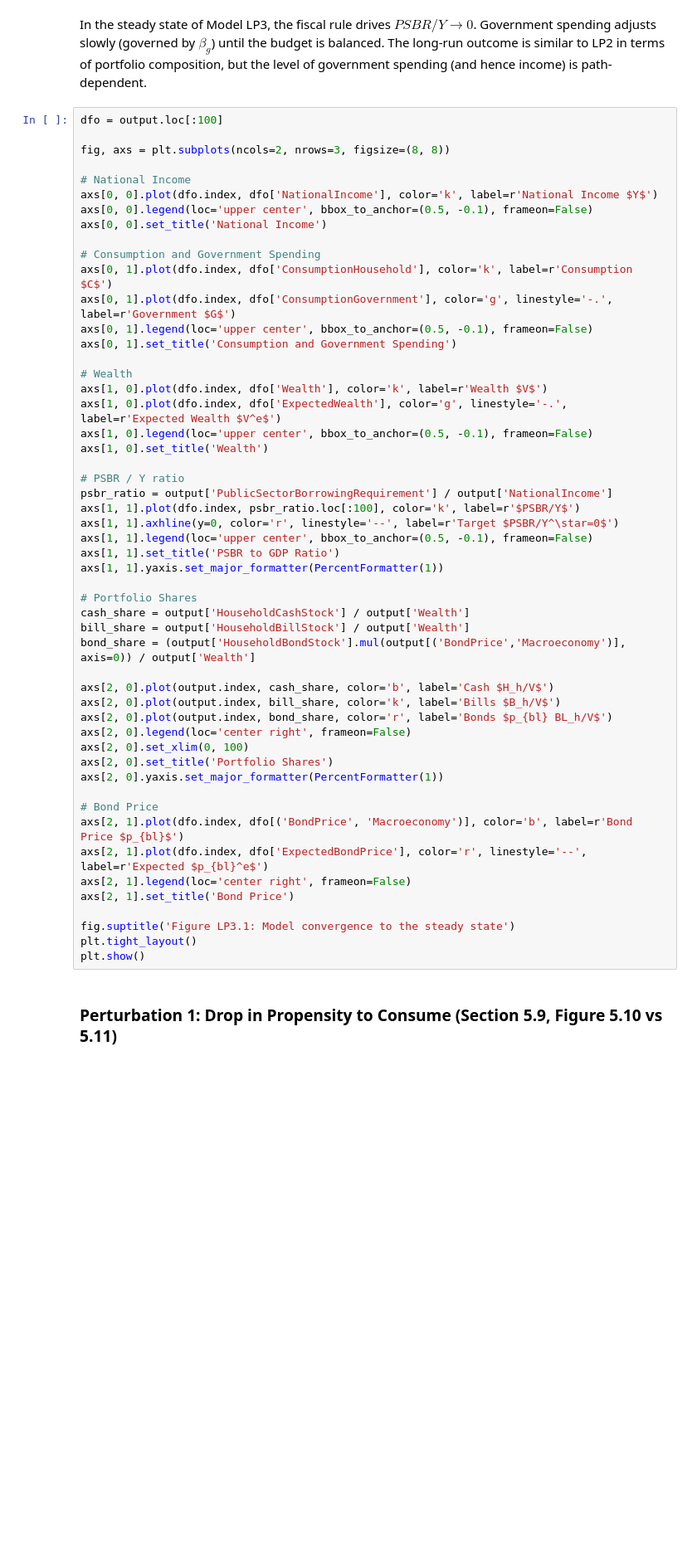
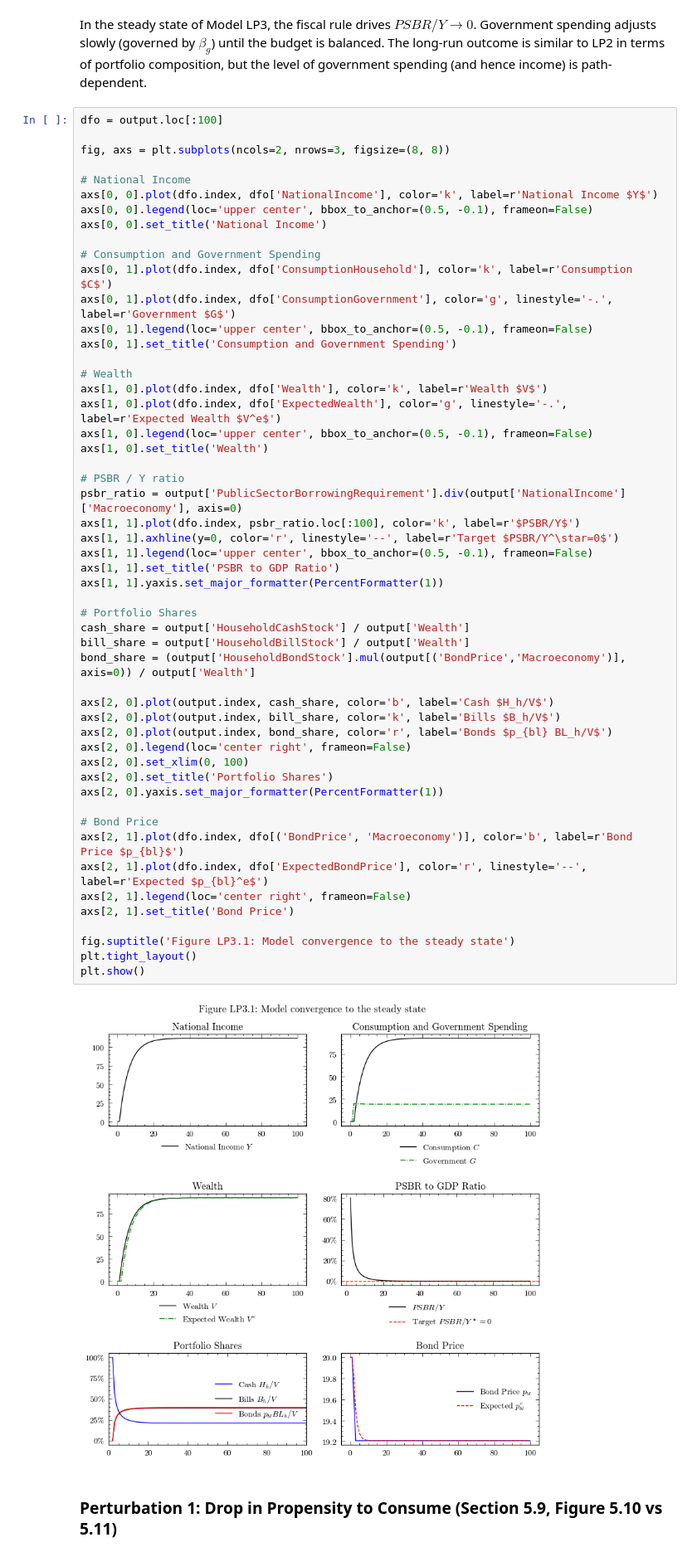
Before and after one commit to KarlNaumann/MacroStat, a Jupyter notebook: docs/models/GL06/GL06LP3.ipynb, the cells around one changed output. Shown at 83% size. Saved outputs shown, nothing was run; the diff lists cells and outputs as text; blank space fills up the shorter version.

```diff
--- a/docs/models/GL06/GL06LP3.ipynb
+++ b/docs/models/GL06/GL06LP3.ipynb
@@ -141,35 +161,37 @@ axs[1, 0].legend(loc='upper center', bbox_to_anchor=(0.5, -0.1), frameon=False)
 axs[1, 0].set_title('Wealth')
 
 # PSBR / Y ratio
-psbr_ratio = output['PublicSectorBorrowingRequirement'] / output['NationalIncome']
+psbr_ratio = output['PublicSectorBorrowingRequirement'].div(output['NationalIncome']['Macroeconomy'], axis=0)
 axs[1, 1].plot(dfo.index, psbr_ratio.loc[:100], color='k', label=r'$PSBR/Y$')
 axs[1, 1].axhline(y=0, color='r', linestyle='--', label=r'Target $PSBR/Y^\star=0$')
 axs[1, 1].legend(loc='upper center', bbox_to_anchor=(0.5, -0.1), frameon=False)
 axs[1, 1].set_title('PSBR to GDP Ratio')
 axs[1, 1].yaxis.set_major_formatter(PercentFormatter(1))
 
 # Portfolio Shares
 cash_share = output['HouseholdCashStock'] / output['Wealth']
 bill_share = output['HouseholdBillStock'] / output['Wealth']
 bond_share = (output['HouseholdBondStock'].mul(output[('BondPrice','Macroeconomy')], axis=0)) / output['Wealth']
 
 axs[2, 0].plot(output.index, cash_share, color='b', label='Cash $H_h/V$')
 axs[2, 0].plot(output.index, bill_share, color='k', label='Bills $B_h/V$')
 axs[2, 0].plot(output.index, bond_share, color='r', label='Bonds $p_{bl} BL_h/V$')
 axs[2, 0].legend(loc='center right', frameon=False)
 axs[2, 0].set_xlim(0, 100)
 axs[2, 0].set_title('Portfolio Shares')
 axs[2, 0].yaxis.set_major_formatter(PercentFormatter(1))
 
 # Bond Price
 axs[2, 1].plot(dfo.index, dfo[('BondPrice', 'Macroeconomy')], color='b', label=r'Bond Price $p_{bl}$')
 axs[2, 1].plot(dfo.index, dfo['ExpectedBondPrice'], color='r', linestyle='--', label=r'Expected $p_{bl}^e$')
 axs[2, 1].legend(loc='center right', frameon=False)
 axs[2, 1].set_title('Bond Price')
 
 fig.suptitle('Figure LP3.1: Model convergence to the steady state')
 plt.tight_layout()
 plt.show()
+# %% [output]
+[figure, added]
 # %% [markdown]
 ### Perturbation 1: Drop in Propensity to Consume (Section 5.9, Figure 5.10 vs 5.11)
 # %% [markdown]
```
Also changed, not shown: parts of 5 cells of this notebook, 2 other files.
